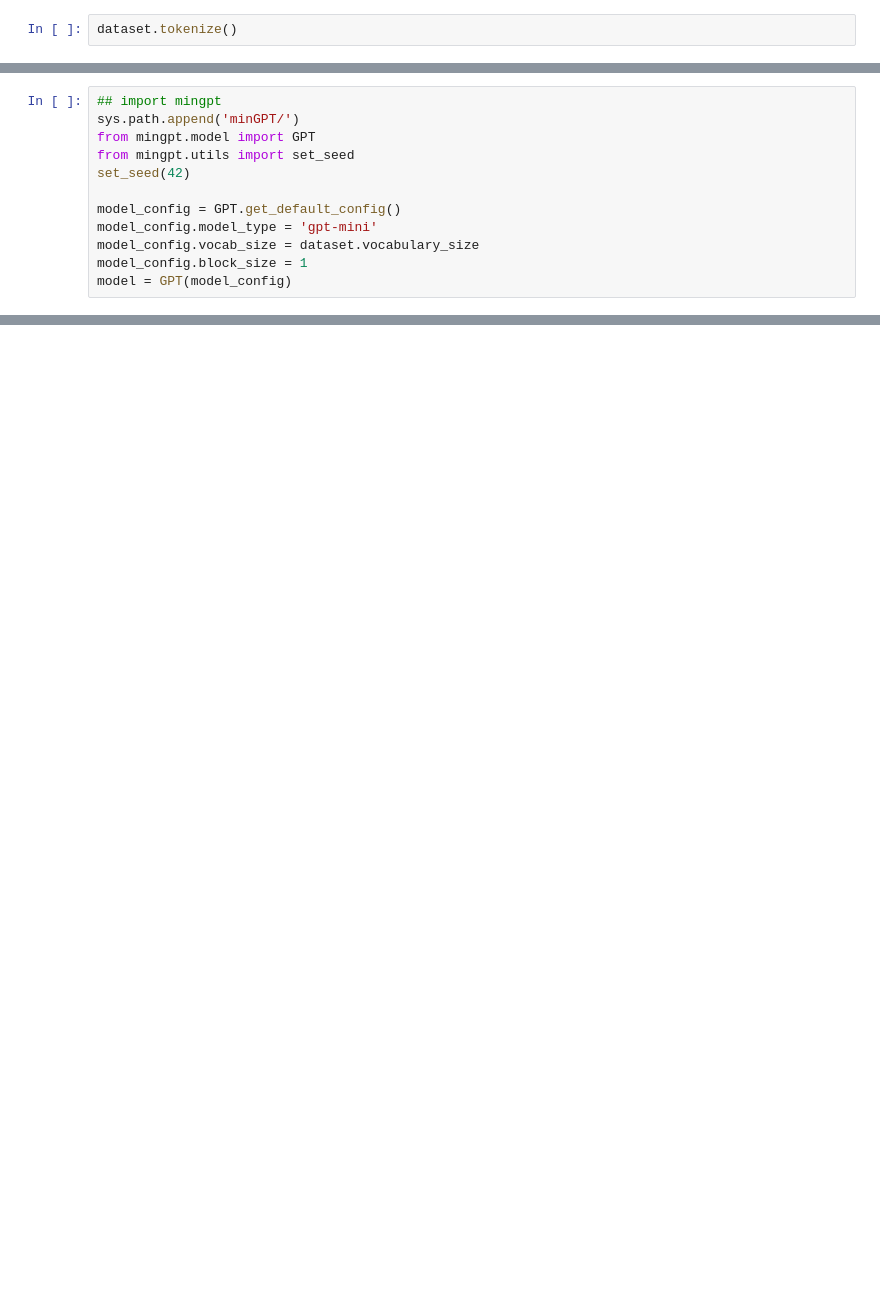
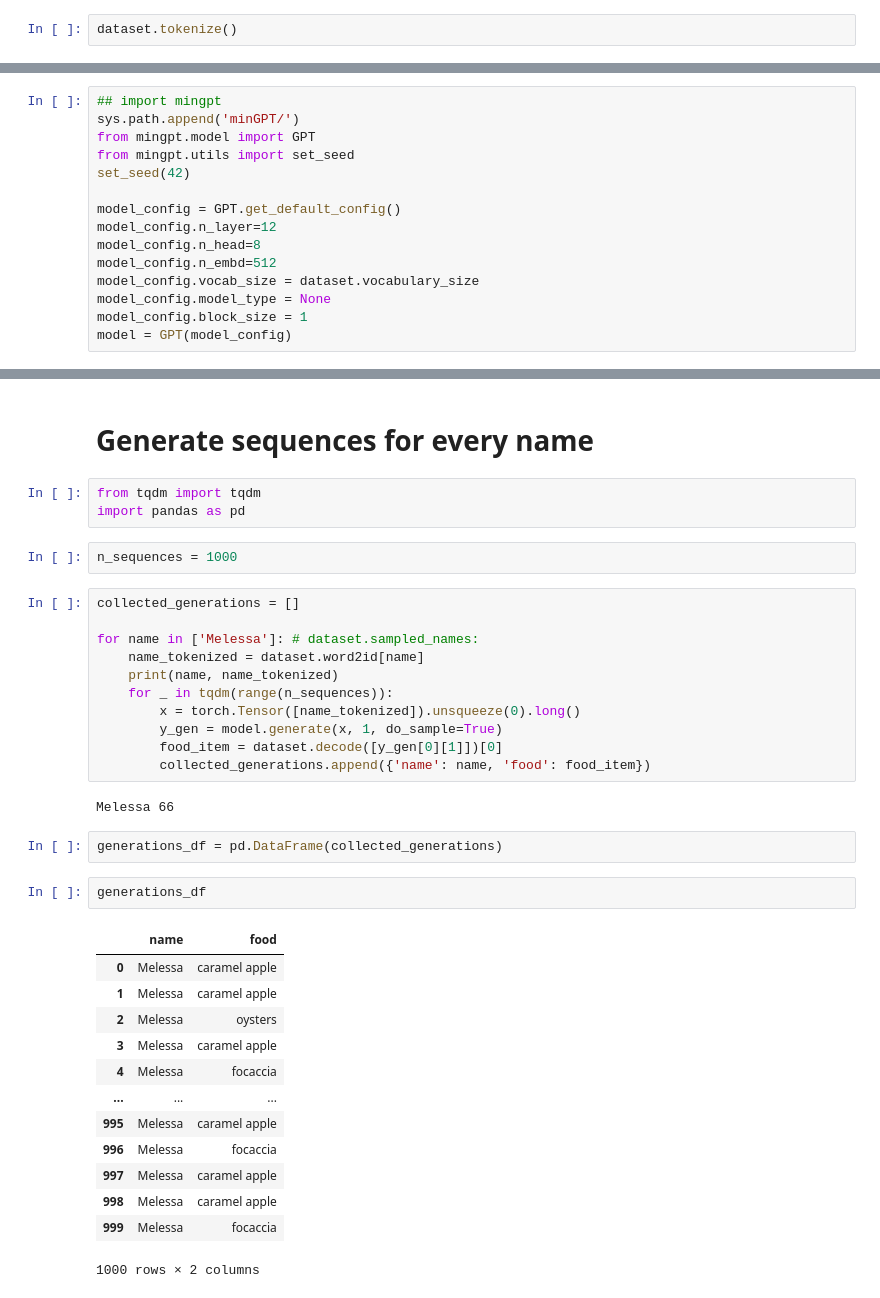
Before and after one commit to LeonPeric/Hallucination-Calibration, a Jupyter notebook: testing.ipynb, the cells around one changed output, grey strips where cells are left out. Cells and saved outputs as stored; diff of their text form; blank space fills up the shorter version.

```diff
--- a/testing.ipynb
+++ b/testing.ipynb
@@ -126,8 +172,11 @@ from mingpt.utils import set_seed
 set_seed(42)
 
 model_config = GPT.get_default_config()
-model_config.model_type = 'gpt-mini'
+model_config.n_layer=12
+model_config.n_head=8
+model_config.n_embd=512
 model_config.vocab_size = dataset.vocabulary_size
+model_config.model_type = None
 model_config.block_size = 1
 model = GPT(model_config)
 # %% [output]
@@ -250,0 +282,38 @@ wrong / all 0.0815
+# %% [markdown]
+# Generate sequences for every name
+# %%
+from tqdm import tqdm
+import pandas as pd
+# %%
+n_sequences = 1000
+# %%
+collected_generations = []
+
+for name in ['Melessa']: # dataset.sampled_names:
+    name_tokenized = dataset.word2id[name]
+    print(name, name_tokenized)
+    for _ in tqdm(range(n_sequences)):
+        x = torch.Tensor([name_tokenized]).unsqueeze(0).long()
+        y_gen = model.generate(x, 1, do_sample=True)
+        food_item = dataset.decode([y_gen[0][1]])[0]
+        collected_generations.append({'name': name, 'food': food_item})
+# %% [output]
+Melessa 66
+# %%
+generations_df = pd.DataFrame(collected_generations)
+# %%
+generations_df
+# %% [output]
+|  | name | food |
+| 0 | Melessa | caramel apple |
+| 1 | Melessa | caramel apple |
+| 2 | Melessa | oysters |
+| 3 | Melessa | caramel apple |
+| 4 | Melessa | focaccia |
+| ... | ... | ... |
+| 995 | Melessa | caramel apple |
+| 996 | Melessa | focaccia |
+| 997 | Melessa | caramel apple |
+| 998 | Melessa | caramel apple |
+| 999 | Melessa | focaccia |
+1000 rows × 2 columns
```
Also changed, not shown: parts of 27 cells of this notebook, 4 other files.
